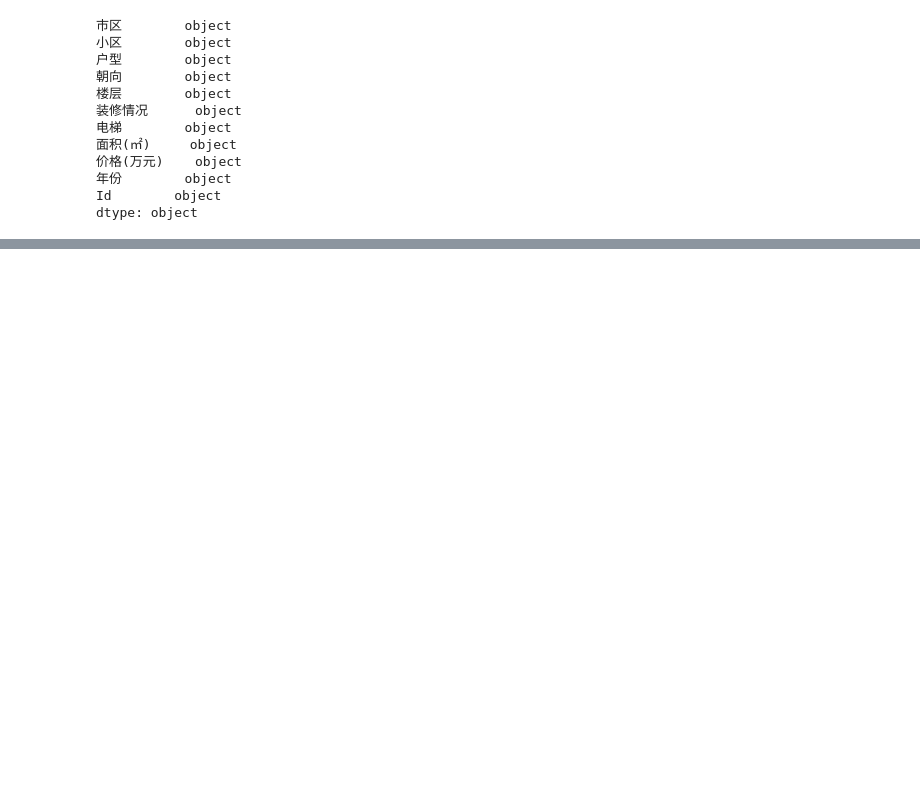
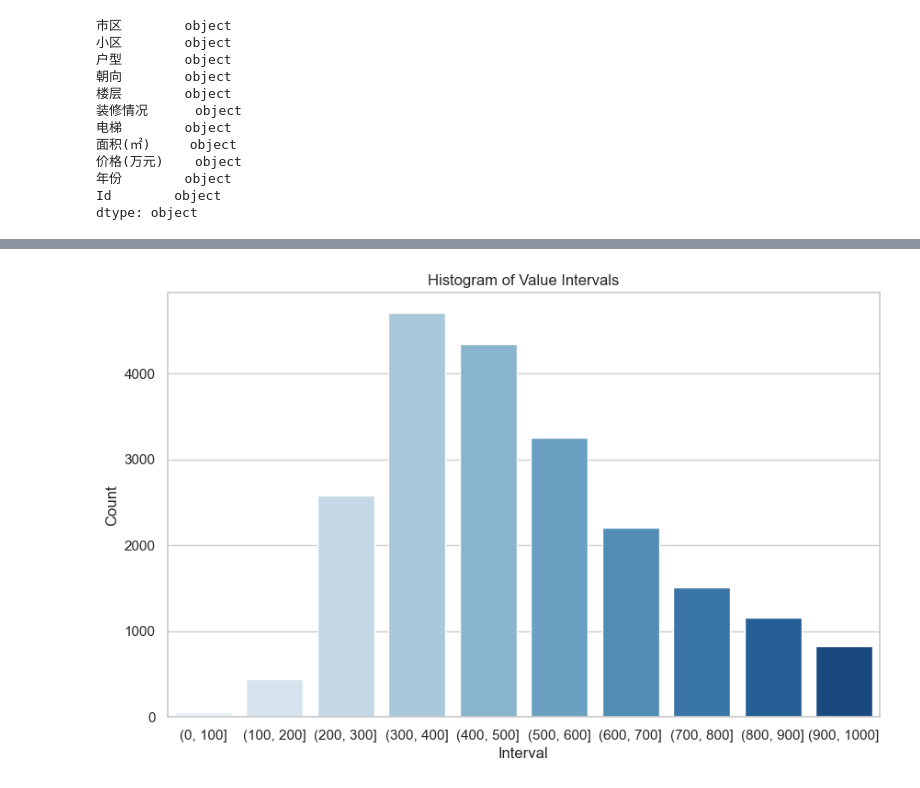
Before and after one commit to JinLi2333/data-playground, a Jupyter notebook: main.ipynb, the cells around one changed output, grey strips where cells are left out. Saved outputs shown, nothing was run; the diff lists cells and outputs as text; code cells hidden in the pictures; blank space fills up the shorter version.

```diff
--- a/main.ipynb
+++ b/main.ipynb
@@ -119,0 +166,13 @@ ValueError: invalid literal for int() with base 10: 'aaa'
+# %%
+price_intervals = np.arange(0, 1001, 100)
+house['price_bin'] = pd.cut(house["价格(万元)"], bins=price_intervals)
+grouped_house_price = house.groupby("price_bin").size().reset_index(name='Count')
+sns.set(style="whitegrid")
+plt.figure(figsize=(10, 6))
+sns.barplot(x='price_bin', y='Count', data=grouped_house_price, palette="Blues")
+plt.xlabel('Interval')
+plt.ylabel('Count')
+plt.title('Histogram of Value Intervals')
+plt.show()
+# %% [output]
+[figure, added]
```
Also changed, not shown: parts of 13 cells of this notebook, 4 other files.
